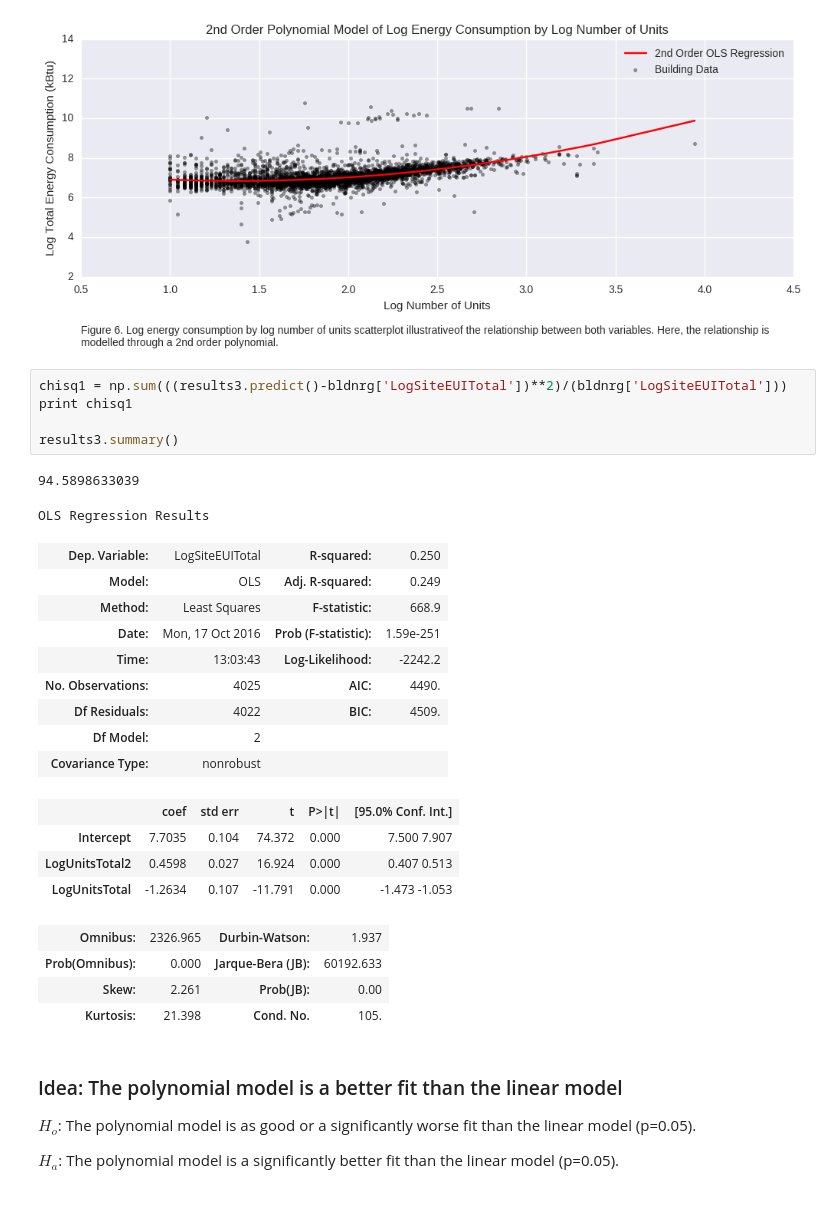
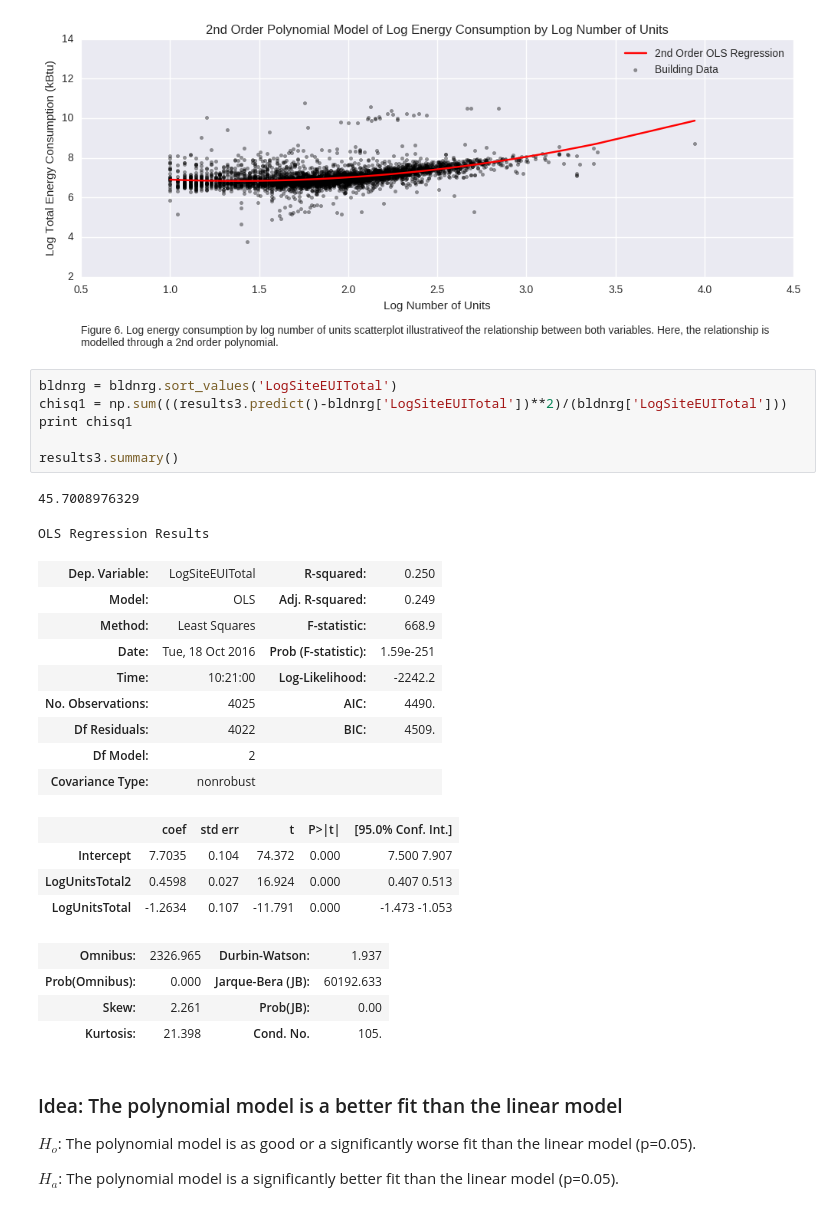
Before and after one commit to jvani/PUI2016_jmv423, a Jupyter notebook: HW6_jmv423/Assignment1_jmv423.ipynb, the cells around one changed output. Saved outputs shown, nothing was run; the diff lists cells and outputs as text.

```diff
--- a/HW6_jmv423/Assignment1_jmv423.ipynb
+++ b/HW6_jmv423/Assignment1_jmv423.ipynb
@@ -313,18 +313,19 @@ ax1.legend()
 <matplotlib.legend.Legend at 0x...>
 [figure]
 # %%
+bldnrg = bldnrg.sort_values('LogSiteEUITotal')
 chisq1 = np.sum(((results3.predict()-bldnrg['LogSiteEUITotal'])**2)/(bldnrg['LogSiteEUITotal']))
 print chisq1
 
 results3.summary()
 # %% [output]
-94.5898633039
+45.7008976329
 OLS Regression Results
 | Dep. Variable: | LogSiteEUITotal | R-squared: | 0.250 |
 | Model: | OLS | Adj. R-squared: | 0.249 |
 | Method: | Least Squares | F-statistic: | 668.9 |
-| Date: | Mon, 17 Oct 2016 | Prob (F-statistic): | 1.59e-251 |
-| Time: | 13:03:43 | Log-Likelihood: | -2242.2 |
+| Date: | Tue, 18 Oct 2016 | Prob (F-statistic): | 1.59e-251 |
+| Time: | 10:21:00 | Log-Likelihood: | -2242.2 |
 | No. Observations: | 4025 | AIC: | 4490. |
 | Df Residuals: | 4022 | BIC: | 4509. |
 | Df Model: | 2 |  |  |
```
Also changed, not shown: parts of 2 cells of this notebook.
